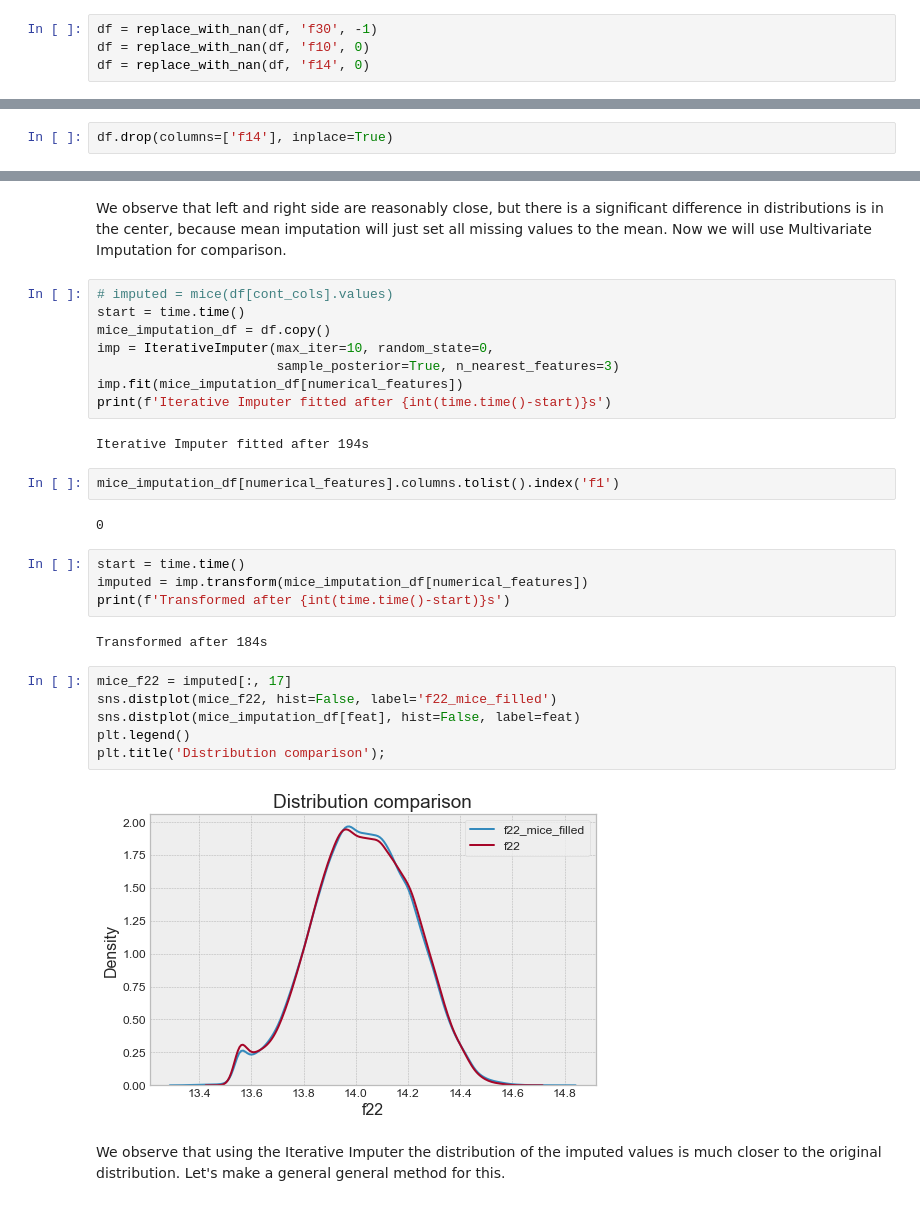
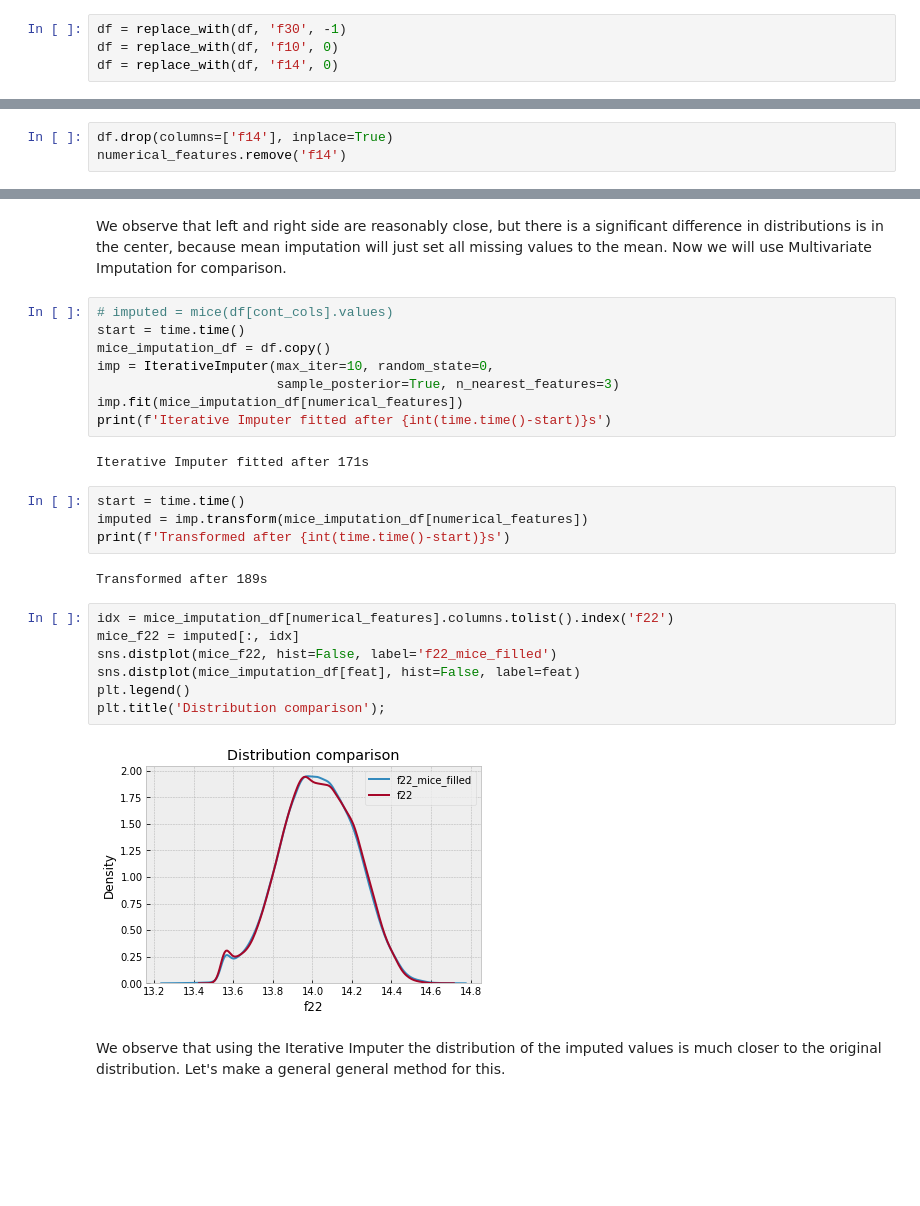
Before and after one commit to wQuole/TDT05, a Jupyter notebook: eda.ipynb, the cells around one changed output, grey strips where cells are left out. Saved outputs shown, nothing was run; the diff lists cells and outputs as text; blank space fills up the shorter version.

```diff
--- a/eda.ipynb
+++ b/eda.ipynb
@@ -172,7 +168,7 @@ def replace_with(df, column, value, replace_value=np.nan):
     df2[column] = df2[column].apply(lambda v: replace_value if v == value else v)
     return df2
 # %%
-df = replace_with_nan(df, 'f30', -1)
-df = replace_with_nan(df, 'f10', 0)
-df = replace_with_nan(df, 'f14', 0)
+df = replace_with(df, 'f30', -1)
+df = replace_with(df, 'f10', 0)
+df = replace_with(df, 'f14', 0)
 # %% [output]
@@ -228,3 +224,4 @@ As we see, f10 and f14 have a correlation of 0.967. We therefore choose to drop
 More generally, this can be viewed as a special case of Occam's razor. A simpler model is preferable [(1)](https://datascience.stackexchange.com/questions/24452/in-supervised-learning-why-is-it-bad-to-have-correlated-features).
 # %%
 df.drop(columns=['f14'], inplace=True)
+numerical_features.remove('f14')
@@ -286,25 +301,22 @@ imp = IterativeImputer(max_iter=10, random_state=0,
 imp.fit(mice_imputation_df[numerical_features])
 print(f'Iterative Imputer fitted after {int(time.time()-start)}s')
 # %% [output]
-Iterative Imputer fitted after 194s
+Iterative Imputer fitted after 171s
-# %%
-mice_imputation_df[numerical_features].columns.tolist().index('f1')
-# %% [output]
-0
 # %%
 start = time.time()
 imputed = imp.transform(mice_imputation_df[numerical_features])
 print(f'Transformed after {int(time.time()-start)}s')
 # %% [output]
-Transformed after 184s
+Transformed after 189s
 # %%
-mice_f22 = imputed[:, 17]
+idx = mice_imputation_df[numerical_features].columns.tolist().index('f22')
+mice_f22 = imputed[:, idx]
 sns.distplot(mice_f22, hist=False, label='f22_mice_filled')
 sns.distplot(mice_imputation_df[feat], hist=False, label=feat)
 plt.legend()
 plt.title('Distribution comparison');
 # %% [output]
-[figure, old version]
+[figure, new version]
 # %% [markdown]
 We observe that using the Iterative Imputer the distribution of the imputed values is much closer to the original distribution. Let's make a general general method for this.
 # %%
```
Also changed, not shown: parts of 23 cells of this notebook.
